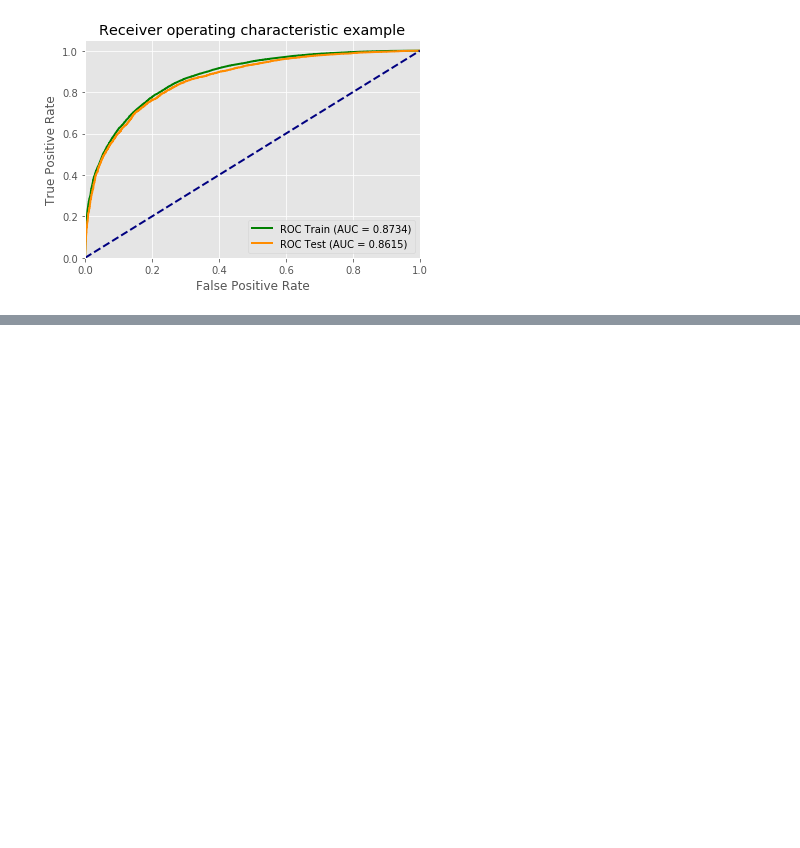
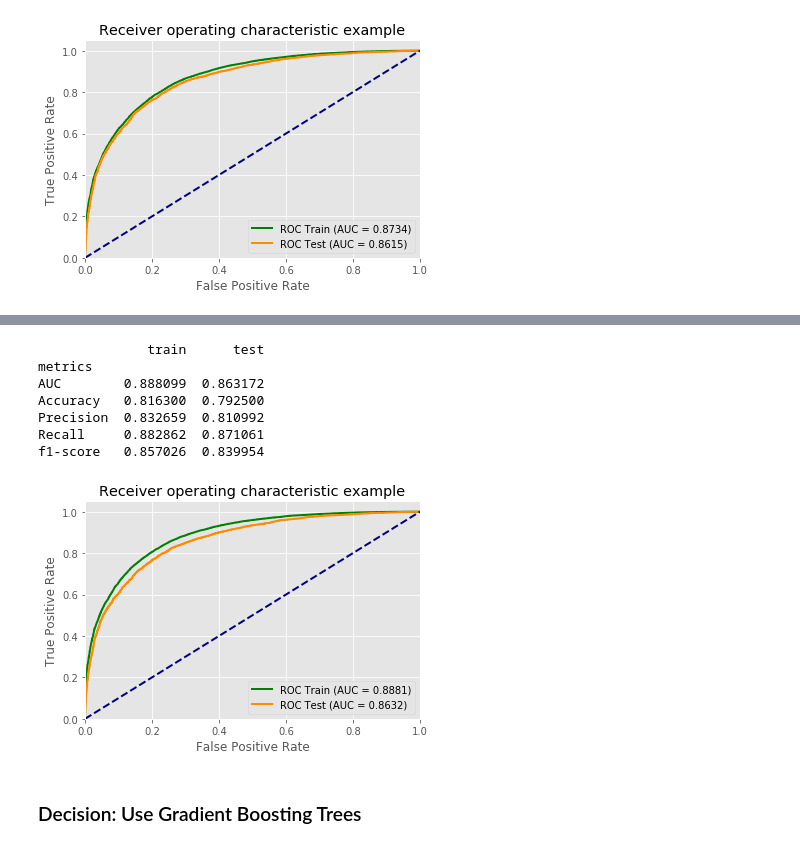
Before and after one commit to wenwent/Uber-Case-Study, a Jupyter notebook: Uber_Supervised Learning.ipynb, the cells around one changed output, grey strips where cells are left out. Drawn from its saved outputs; the diff is of its cells as text; code cells hidden in the pictures; blank space fills up the shorter version.

```diff
--- a/Uber_Supervised Learning.ipynb
+++ b/Uber_Supervised Learning.ipynb
@@ -233,0 +345,20 @@ f1-score   0.846822  0.840083
+# %%
+from sklearn.metrics import make_scorer, roc_auc_score, accuracy_score
+from sklearn.model_selection import GridSearchCV
+
+clf = GradientBoostingClassifier()
+
+param_grid = {'n_estimators': [40, 50, 60, 70, 80, 100],
+              'max_depth': [3, 5, 8, 10],
+              'learning_rate': [0.1, 0.2, 0.3, 0.4],
+              'random_state': [40]
+             }
+
+acc_scorer = make_scorer(roc_auc_score)
+
+grid_obj = GridSearchCV(clf, param_grid, cv=5, scoring=acc_scorer)
+grid_obj = grid_obj.fit(X_train, y_train)
+
+clf = grid_obj.best_estimator_
+
+clf.fit(X_train, y_train)
@@ -233,0 +374,13 @@ f1-score   0.846822  0.840083
+# %%
+train_test_model(clf, X_train, y_train, X_test, y_test)
+# %% [output]
+              train      test
+metrics
+AUC        0.888099  0.863172
+Accuracy   0.816300  0.792500
+Precision  0.832659  0.810992
+Recall     0.882862  0.871061
+f1-score   0.857026  0.839954
+[figure, added]
+# %% [markdown]
+### Decision: Use Gradient Boosting Trees
```
Also changed, not shown: parts of 28 cells of this notebook.
